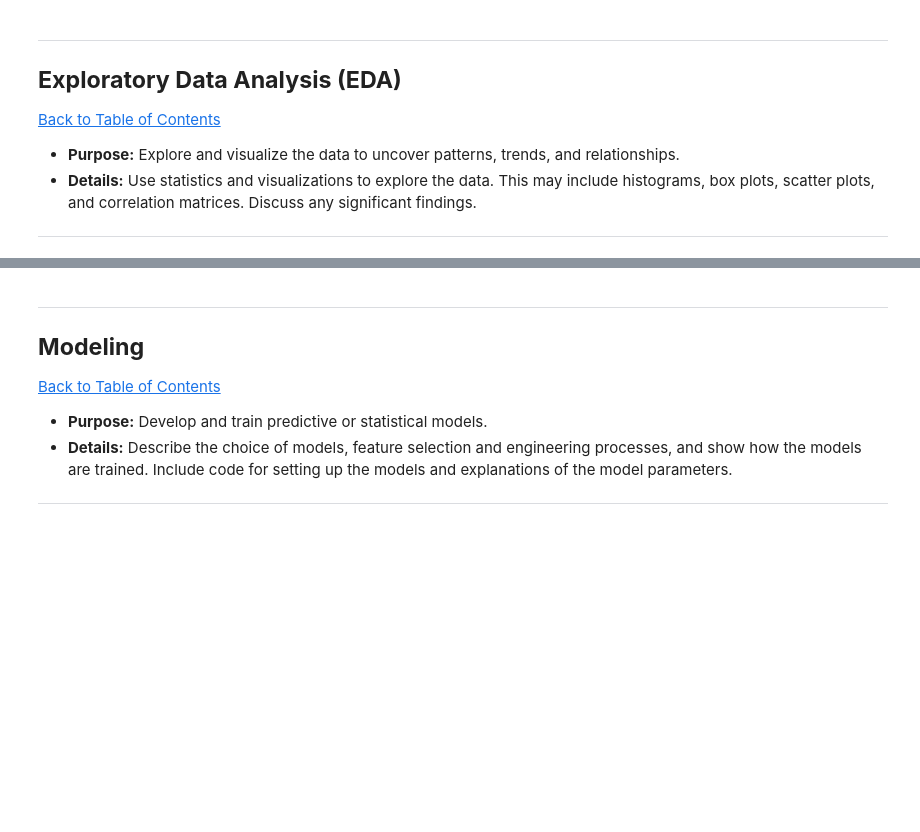
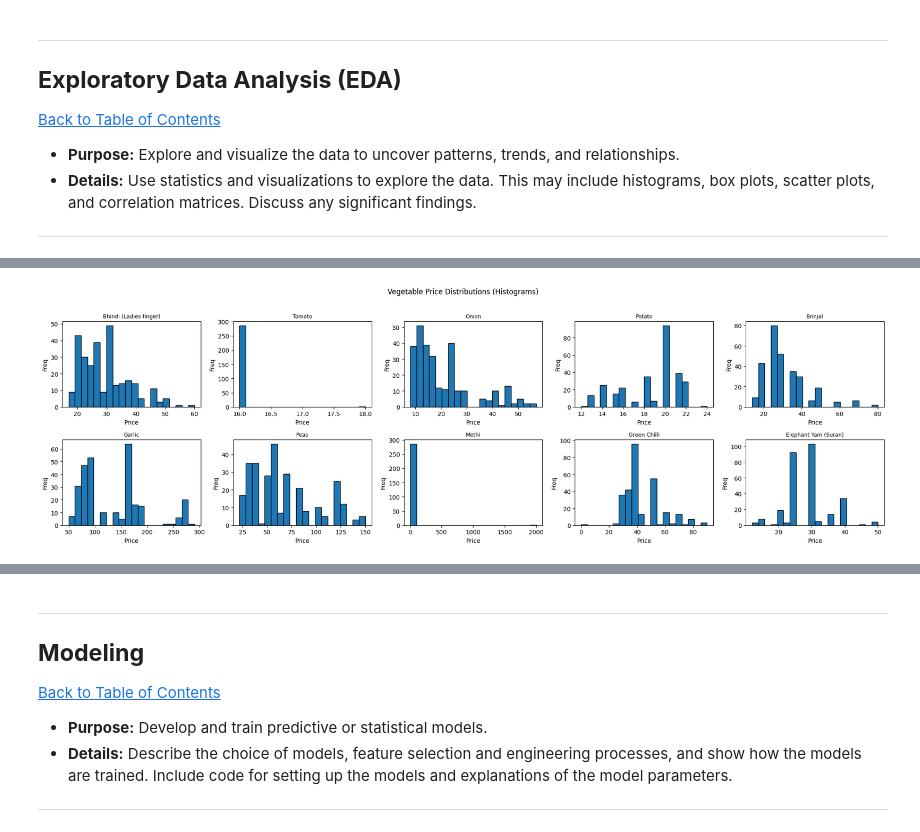
Before and after one commit to RachelFinlayson/Capestone_Project_2025, a Jupyter notebook: QCTO---Workplace-Module-Notebook.ipynb, the cells around one changed output, grey strips where cells are left out. Cells and saved outputs as stored; diff of their text form; code cells hidden in the pictures; blank space fills up the shorter version.

```diff
--- a/QCTO---Workplace-Module-Notebook.ipynb
+++ b/QCTO---Workplace-Module-Notebook.ipynb
@@ -136,0 +159,14 @@ memory usage: 24.8+ KB
+# %%
+# Convert date column
+df['Price Dates'] = pd.to_datetime(df['Price Dates'],
+                                   format="%d-%m-%Y", errors="coerce")
+
+# Sort by date
+df = df.sort_values('Price Dates').reset_index(drop=True)
+# %%
+# Remove exact duplicate rows
+before_dups = len(df)
+df = df.drop_duplicates()
+after_dups = len(df)
+
+print(before_dups, after_dups)
@@ -147,0 +184,6 @@ memory usage: 24.8+ KB
+# %%
+num_cols = df.select_dtypes(include=[np.number]).columns.tolist()
+
+# Basic descriptive stats
+desc = df[num_cols].describe().T
+desc
@@ -147,0 +218,27 @@ memory usage: 24.8+ KB
+# %%
+# 1) Histograms in a grid
+n = len(num_cols)
+
+# Decide grid size: e.g. 2 rows × 5 cols for 10 veg
+cols = min(5, n)                # max 5 columns
+rows = math.ceil(n / cols)      # enough rows to fit all variables
+
+fig, axes = plt.subplots(rows, cols, figsize=(4*cols, 3*rows))
+axes = axes.flatten()
+
+for i, col in enumerate(num_cols):
+    ax = axes[i]
+    ax.hist(df[col].dropna(), bins=20, edgecolor="black")
+    ax.set_title(col, fontsize=9)
+    ax.set_xlabel("Price")
+    ax.set_ylabel("Freq")
+
+# Hide any unused axes (if n not perfectly filling grid)
+for j in range(i+1, len(axes)):
+    axes[j].axis("off")
+
+fig.suptitle("Vegetable Price Distributions (Histograms)", y=1.02, fontsize=12)
+plt.tight_layout()
+plt.show()
+# %% [output]
+[figure, added]
```
Also changed, not shown: parts of 19 cells of this notebook.
